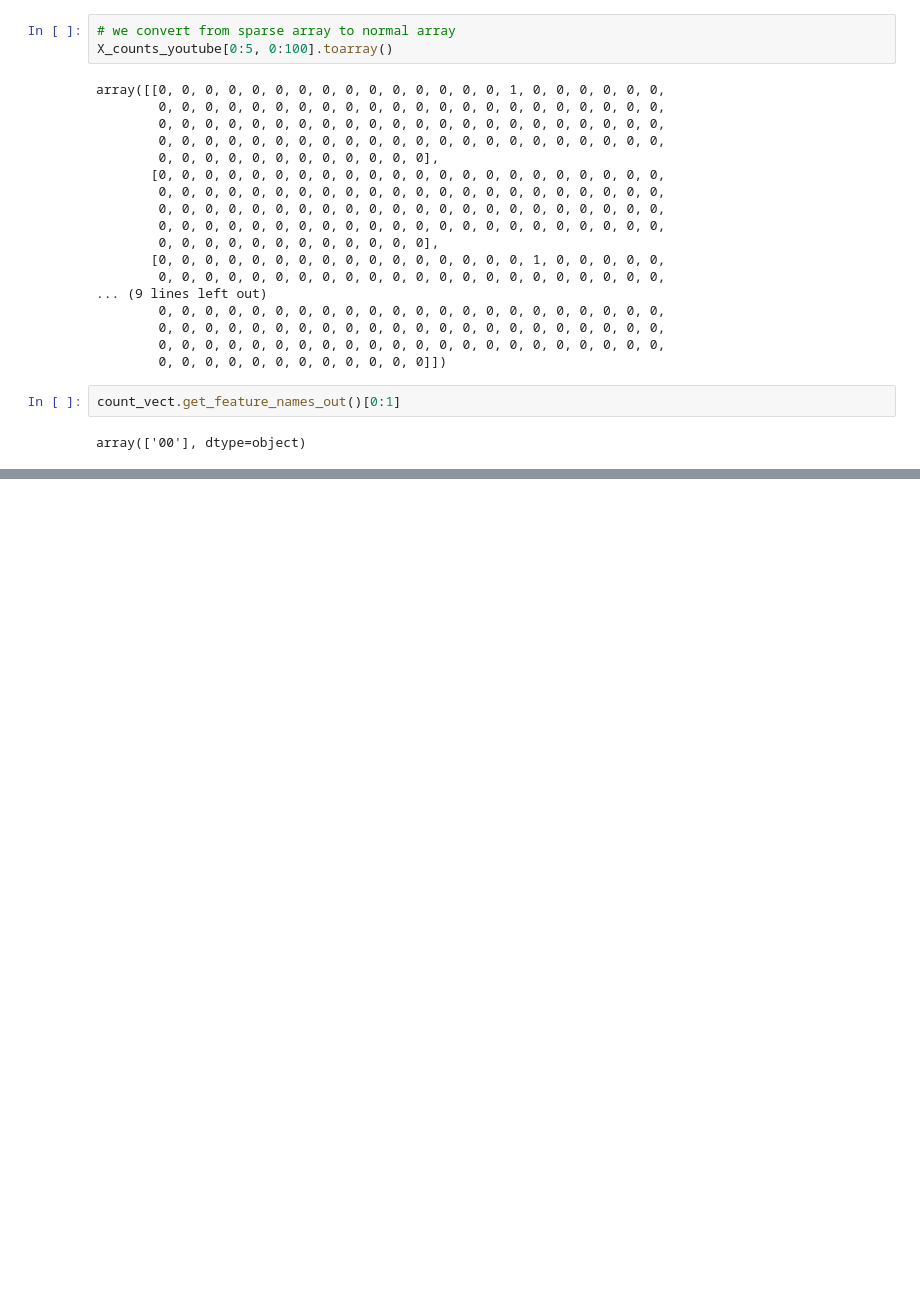
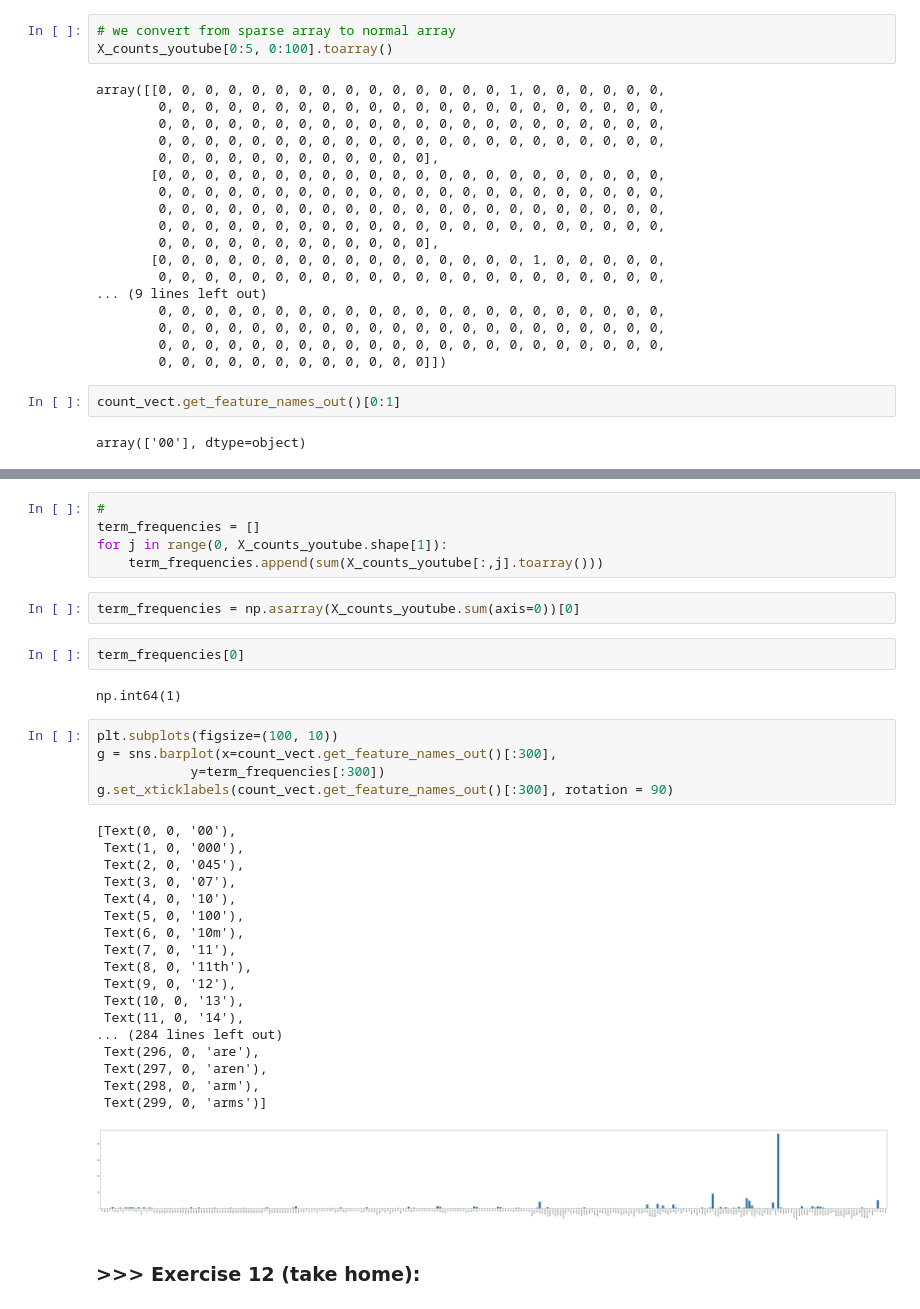
Before and after one commit to Kevindic0214/DM2024-Lab1-Homework, a Jupyter notebook: DM2024-Lab1-Homework.ipynb, the cells around one changed output, grey strips where cells are left out. Drawn from its saved outputs; the diff is of its cells as text; blank space fills up the shorter version.

```diff
--- a/DM2024-Lab1-Homework.ipynb
+++ b/DM2024-Lab1-Homework.ipynb
@@ -979,0 +1104,37 @@ array(['00'], dtype=object)
+# %%
+#
+term_frequencies = []
+for j in range(0, X_counts_youtube.shape[1]):
+    term_frequencies.append(sum(X_counts_youtube[:,j].toarray()))
+# %%
+term_frequencies = np.asarray(X_counts_youtube.sum(axis=0))[0]
+# %%
+term_frequencies[0]
+# %% [output]
+np.int64(1)
+# %%
+plt.subplots(figsize=(100, 10))
+g = sns.barplot(x=count_vect.get_feature_names_out()[:300],
+            y=term_frequencies[:300])
+g.set_xticklabels(count_vect.get_feature_names_out()[:300], rotation = 90)
+# %% [output]
+[Text(0, 0, '00'),
+ Text(1, 0, '000'),
+ Text(2, 0, '045'),
+ Text(3, 0, '07'),
+ Text(4, 0, '10'),
+ Text(5, 0, '100'),
+ Text(6, 0, '10m'),
+ Text(7, 0, '11'),
+ Text(8, 0, '11th'),
+ Text(9, 0, '12'),
+ Text(10, 0, '13'),
+ Text(11, 0, '14'),
+... (284 lines left out)
+ Text(296, 0, 'are'),
+ Text(297, 0, 'aren'),
+ Text(298, 0, 'arm'),
+ Text(299, 0, 'arms')]
+[figure, added]
+# %% [markdown]
+### >>> **Exercise 12 (take home):**
```
Also changed, not shown: parts of 26 cells of this notebook.
